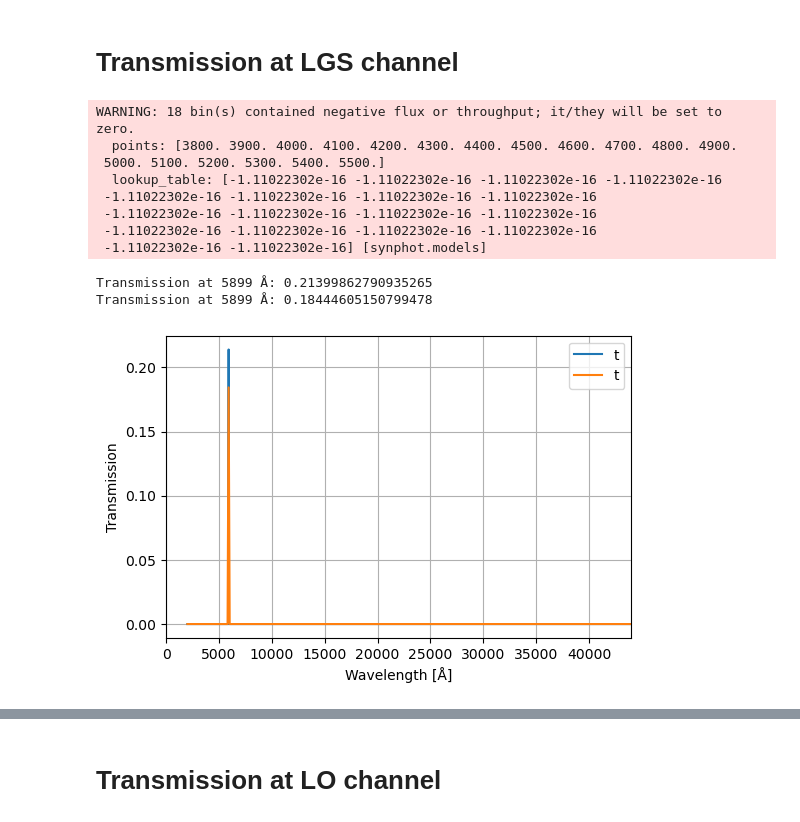
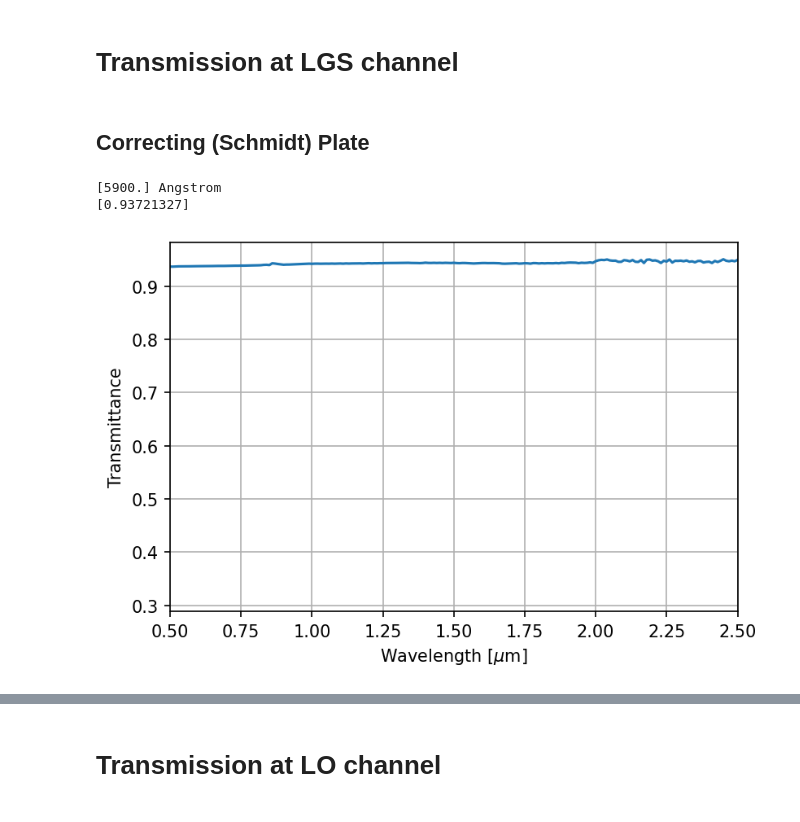
Before and after one commit to ArcetriAdaptiveOptics/arte, a Jupyter notebook: notebook/photometry/morfeo_transmissive_elements.ipynb, the cells around one changed output, grey strips where cells are left out. Saved outputs shown, nothing was run; the diff lists cells and outputs as text; code cells hidden in the pictures.

```diff
--- a/notebook/photometry/morfeo_transmissive_elements.ipynb
+++ b/notebook/photometry/morfeo_transmissive_elements.ipynb
@@ -79,31 +13,19 @@ from arte.photometry.morfeo_transmissive_systems import MorfeoLgsChannelTransmis
-# %%
-lgs_ch_old = MorfeoLgsChannelTransmissiveSystem_001()
-lgs_ch = MorfeoLgsChannelTransmissiveSystem_002()
-
-mpl.rcParams['figure.dpi'] = 100
-lgs_ch.plot(absorptance=False)
-lgs_ch_old.plot(absorptance=False)
-plt.xlabel('Wavelength [Å]')
-plt.ylabel('Transmission')
-plt.xlim(0,44000)
-
-
-waveset1 = lgs_ch.transmittance.waveset
-waveset2 = lgs_ch_old.transmittance.waveset
-transmittance1 = lgs_ch.transmittance(waveset1)
-transmittance2 = lgs_ch_old.transmittance(waveset2)
-
-print('Transmission at %s Å: %s' %(int(waveset1[np.argmax(transmittance1)].value), transmittance1.max()))
-print('Transmission at %s Å: %s' %(int(waveset2[np.argmax(transmittance2)].value), transmittance2.max()))
-# %% [output]
-WARNING: 18 bin(s) contained negative flux or throughput; it/they will be set to zero.
-  points: [3800. 3900. 4000. 4100. 4200. 4300. 4400. 4500. 4600. 4700. 4800. 4900.
- 5000. 5100. 5200. 5300. 5400. 5500.]
-  lookup_table: [-1.11022302e-16 -1.11022302e-16 -1.11022302e-16 -1.11022302e-16
- -1.11022302e-16 -1.11022302e-16 -1.11022302e-16 -1.11022302e-16
- -1.11022302e-16 -1.11022302e-16 -1.11022302e-16 -1.11022302e-16
- -1.11022302e-16 -1.11022302e-16 -1.11022302e-16 -1.11022302e-16
- -1.11022302e-16 -1.11022302e-16] [synphot.models]
-Transmission at 5899 Å: 0.21399862790935265
-Transmission at 5899 Å: 0.18444605150799478
-[figure, removed]
+# %% [markdown]
+## Correcting (Schmidt) Plate
+# %%
+schmidt_plate = MorfeoTransmissiveElementsCatalog.schmidt_plate_001()
+mpl.rcParams['figure.dpi'] = 150
+schmidt_plate.plot(reflectance=False, absorptance=False, wv_unit=u.um)
+plt.xlabel('Wavelength [$\mu$m]')
+plt.ylabel('Transmittance')
+plt.legend('', frameon=False)
+plt.xlim(0.5, 2.5)
+
+wv = schmidt_plate.waveset
+id_589nm = np.where(np.isclose(np.array(wv), 5890., atol=10))
+print(wv[id_589nm])
+print(schmidt_plate.transmittance(wv[id_589nm]))
+# %% [output]
+[5900.] Angstrom
+[0.93721327]
+[figure, added]
```
Also changed, not shown: parts of 38 cells of this notebook, 3 other files.
